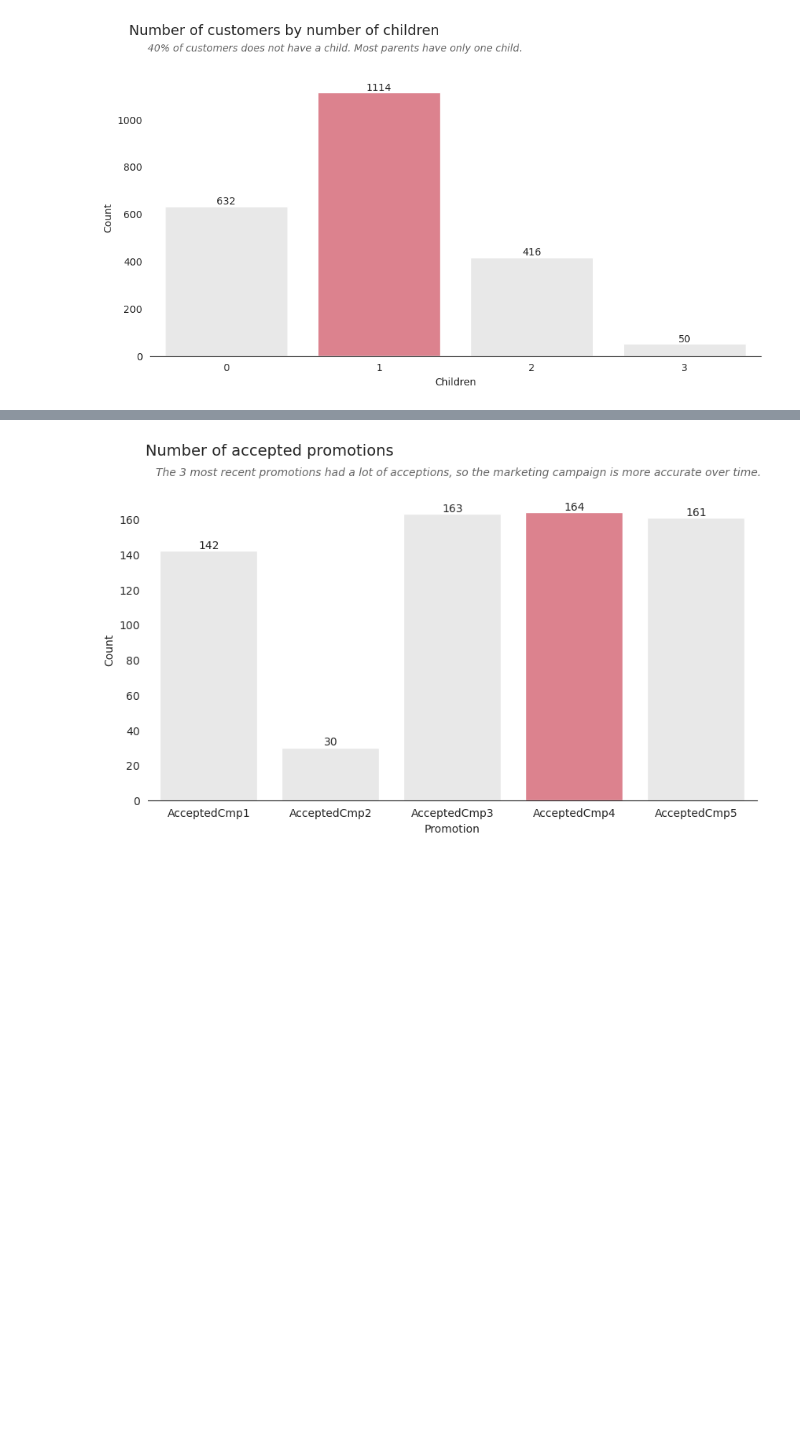
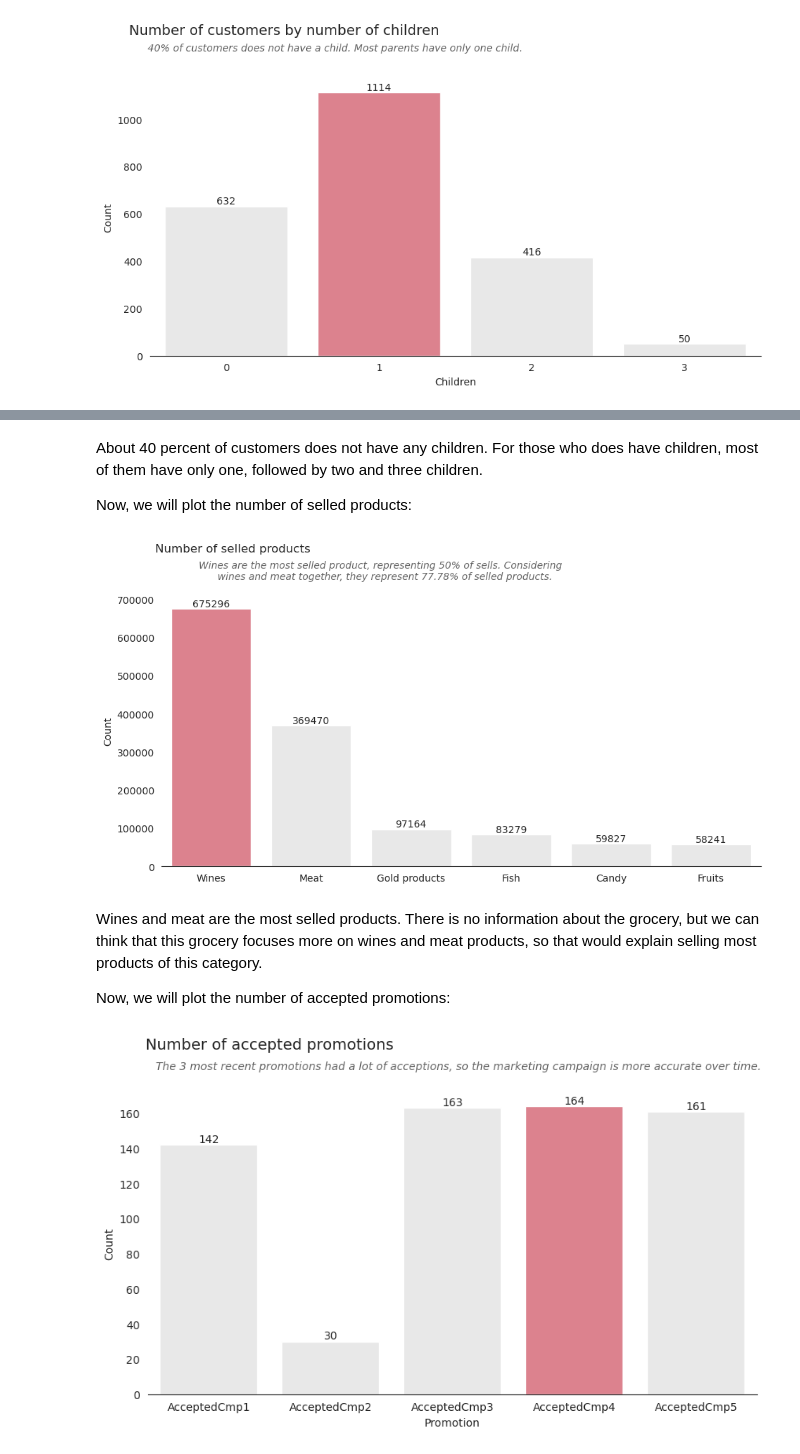
Before and after one commit to davi-santos/customer-segmentation, a Jupyter notebook: notebooks/2.0-davi-santos-exploratory_data_analysis.ipynb, the cells around one changed output, grey strips where cells are left out. Drawn from its saved outputs; the diff is of its cells as text; code cells hidden in the pictures; blank space fills up the shorter version.

Commit message:
refactor: update graph, add comments and remove corr matrix

```diff
--- a/notebooks/2.0-davi-santos-exploratory_data_analysis.ipynb
+++ b/notebooks/2.0-davi-santos-exploratory_data_analysis.ipynb
@@ -341,3 +314,69 @@ sns.despine(left=True)
+# %% [markdown]
+About 40 percent of customers does not have any children. For those who does have children, most of them have only one, followed by two and three children.
+
+Now, we will plot the number of selled products:
+# %%
+# Select columns related to products
+fruit_cols = ['MntWines',
+              'MntFruits',
+              'MntMeatProducts',
+              'MntFishProducts',
+              'MntSweetProducts',
+              'MntGoldProds']
+
+# Simplify names
+fruit_dict = {'MntWines': 'Wines',
+              'MntFruits': 'Fruits',
+              'MntMeatProducts': 'Meat',
+              'MntFishProducts': 'Fish',
+              'MntSweetProducts': 'Candy',
+              'MntGoldProds': 'Gold products'}
+
+# Variabels
+colors = ['#EB7383',
+          '#E8E8E8',
+          '#E8E8E8',
+          '#E8E8E8',
+          '#E8E8E8',
+          '#E8E8E8']
+title = 'Number of selled products'
+subtitle = 'Wines are the most selled product, representing 50% of sells. Considering \n \
+ wines and meat together, they represent 77.78% of selled products.'
+
+# Calc number of each product
+fruits = pd.DataFrame(data[fruit_cols].sum().sort_values(ascending=False))
+
+# Replace names
+fruits.index = fruits.index.map(fruit_dict)
+
+# Figure size
+plt.figure(figsize=(11, 5))
+
+# Plot figure
+fig = sns.barplot(data=fruits,
+            x=fruits.index,
+            y=0,
+            palette=colors)
+
+# Configure figure
+fig.set(ylabel='Count')
+plt.title(label=title,
+          x=0.12,
+          y=1.14,)
+plt.suptitle(subtitle,
+             color="#656565",
+             x=0.41,
+             y=0.98,
+             fontstyle="italic",
+             fontsize = 10)
+fig.bar_label(fig.containers[0])
+sns.despine(left=True)
+# %% [output]
+[figure, added]
+# %% [markdown]
+Wines and meat are the most selled products. There is no information about the grocery, but we can think that this grocery focuses more on wines and meat products, so that would explain selling most products of this category.
+
+Now, we will plot the number of accepted promotions:
 # %%
 # Figure size
 plt.figure(figsize=(10, 5))
```
Also changed, not shown: parts of 20 cells of this notebook, 1 other file.
